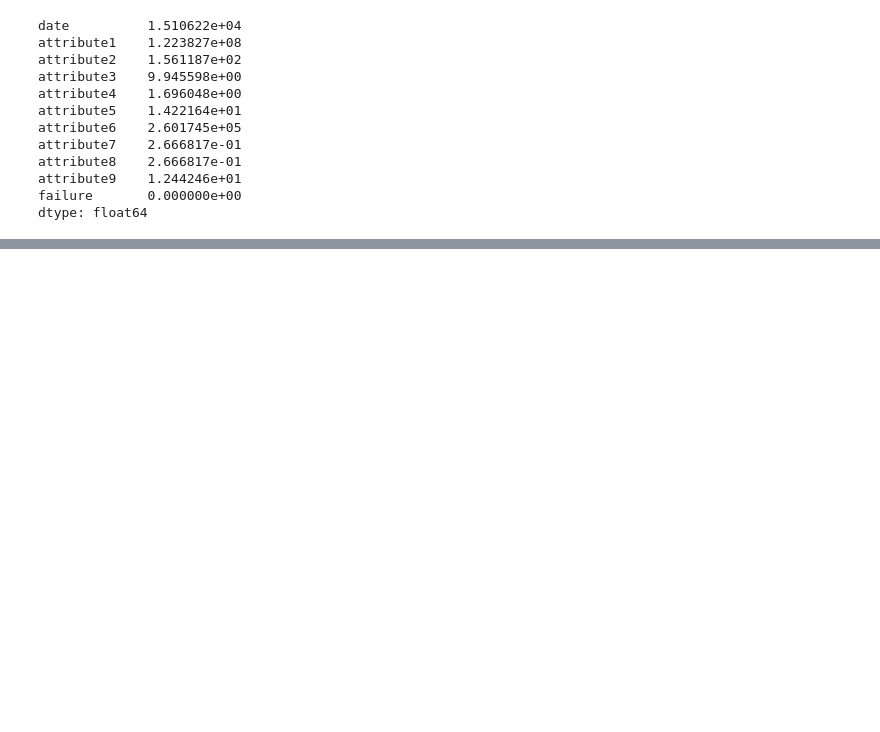
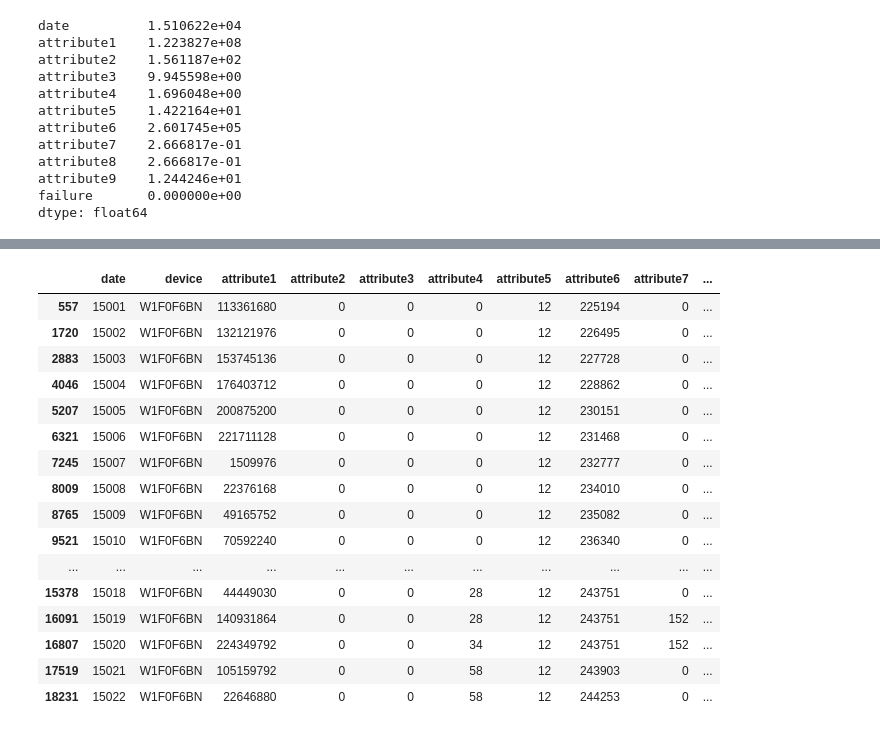
Before and after one commit to bdfraney/Robot_Failure_Challenge, a Jupyter notebook: notebooks/EDA.ipynb, the cells around one changed output, grey strips where cells are left out. Cells and saved outputs as stored; diff of their text form; code cells hidden in the pictures; blank space fills up the shorter version.

```diff
--- a/notebooks/EDA.ipynb
+++ b/notebooks/EDA.ipynb
@@ -161,0 +211,20 @@ dtype: float64
+# %%
+df.query("device == 'W1F0F6BN'")
+# %% [output]
+|  | date | device | attribute1 | attribute2 | attribute3 | attribute4 | attribute5 | attribute6 | attribute7 | ... |
+| 557 | 15001 | W1F0F6BN | 113361680 | 0 | 0 | 0 | 12 | 225194 | 0 | ... |
+| 1720 | 15002 | W1F0F6BN | 132121976 | 0 | 0 | 0 | 12 | 226495 | 0 | ... |
+| 2883 | 15003 | W1F0F6BN | 153745136 | 0 | 0 | 0 | 12 | 227728 | 0 | ... |
+| 4046 | 15004 | W1F0F6BN | 176403712 | 0 | 0 | 0 | 12 | 228862 | 0 | ... |
+| 5207 | 15005 | W1F0F6BN | 200875200 | 0 | 0 | 0 | 12 | 230151 | 0 | ... |
+| 6321 | 15006 | W1F0F6BN | 221711128 | 0 | 0 | 0 | 12 | 231468 | 0 | ... |
+| 7245 | 15007 | W1F0F6BN | 1509976 | 0 | 0 | 0 | 12 | 232777 | 0 | ... |
+| 8009 | 15008 | W1F0F6BN | 22376168 | 0 | 0 | 0 | 12 | 234010 | 0 | ... |
+| 8765 | 15009 | W1F0F6BN | 49165752 | 0 | 0 | 0 | 12 | 235082 | 0 | ... |
+| 9521 | 15010 | W1F0F6BN | 70592240 | 0 | 0 | 0 | 12 | 236340 | 0 | ... |
+| ... | ... | ... | ... | ... | ... | ... | ... | ... | ... | ... |
+| 15378 | 15018 | W1F0F6BN | 44449030 | 0 | 0 | 28 | 12 | 243751 | 0 | ... |
+| 16091 | 15019 | W1F0F6BN | 140931864 | 0 | 0 | 28 | 12 | 243751 | 152 | ... |
+| 16807 | 15020 | W1F0F6BN | 224349792 | 0 | 0 | 34 | 12 | 243751 | 152 | ... |
+| 17519 | 15021 | W1F0F6BN | 105159792 | 0 | 0 | 58 | 12 | 243903 | 0 | ... |
+| 18231 | 15022 | W1F0F6BN | 22646880 | 0 | 0 | 58 | 12 | 244253 | 0 | ... |
```
Also changed, not shown: parts of 25 cells of this notebook, 1 other file.
